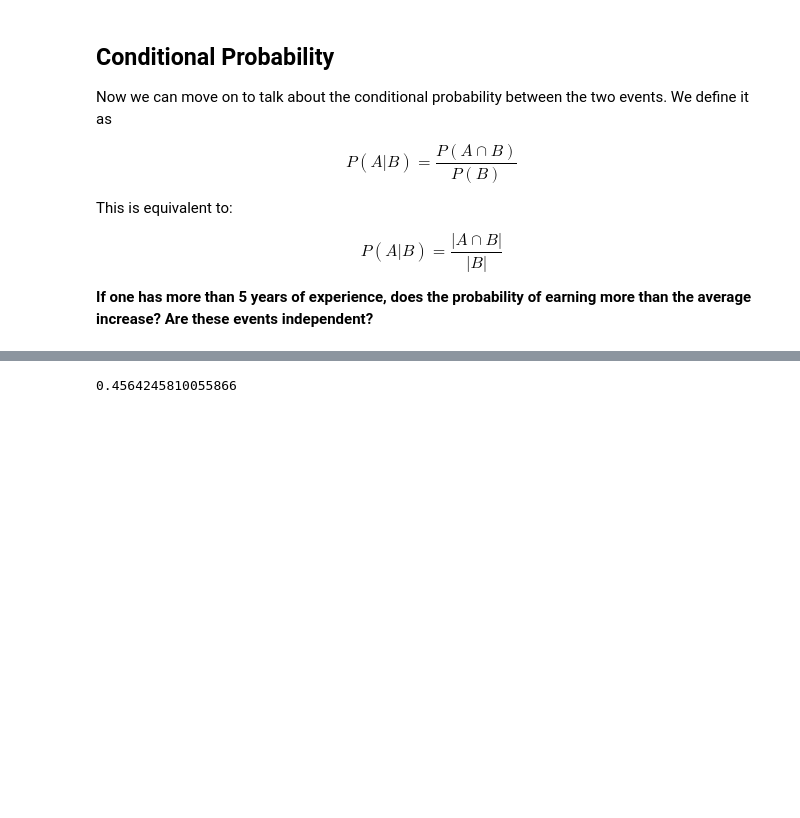
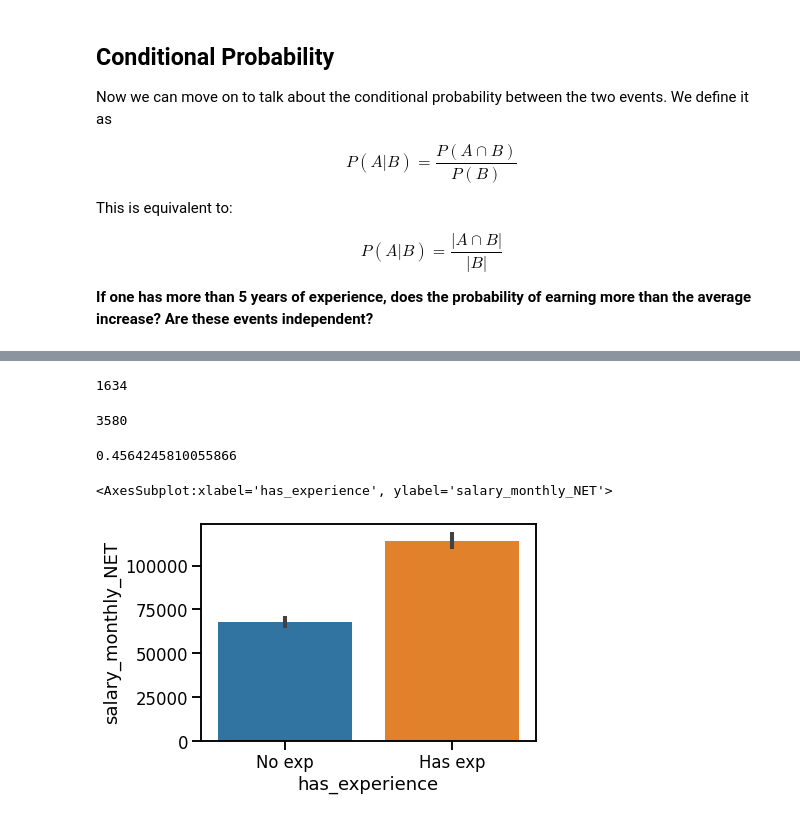
Before and after one commit to wr0124/dl_data_visualization_2023, a Jupyter notebook: notebooks/01__probability_and_basic_plots.ipynb, the cells around one changed output, grey strips where cells are left out. Saved outputs shown, nothing was run; the diff lists cells and outputs as text; code cells hidden in the pictures; blank space fills up the shorter version.

Commit message:
Add new plot to explain probabilities

```diff
--- a/notebooks/01__probability_and_basic_plots.ipynb
+++ b/notebooks/01__probability_and_basic_plots.ipynb
@@ -298,8 +314,21 @@ $$P(A|B) = \frac{|A \cap B|}{|B|}$$
 is_above_avg = df[salary_col] > avg_salary
 experience_greater_5 = df.profile_years_experience > 5
 intersection_count = len(df[is_above_avg & experience_greater_5])
+# %%
+intersection_count
+# %% [output]
+1634
+# %%
+len(df[experience_greater_5])
+# %% [output]
+3580
 # %%
 p_above_avg_given_experience = intersection_count / len(df[experience_greater_5])
 p_above_avg_given_experience
 # %% [output]
 0.4564245810055866
+# %%
+seaborn.barplot(data=df, x="has_experience", y="salary_monthly_NET")
+# %% [output]
+<AxesSubplot:xlabel='has_experience', ylabel='salary_monthly_NET'>
+[figure, added]
```
Also changed, not shown: parts of 10 cells of this notebook.
